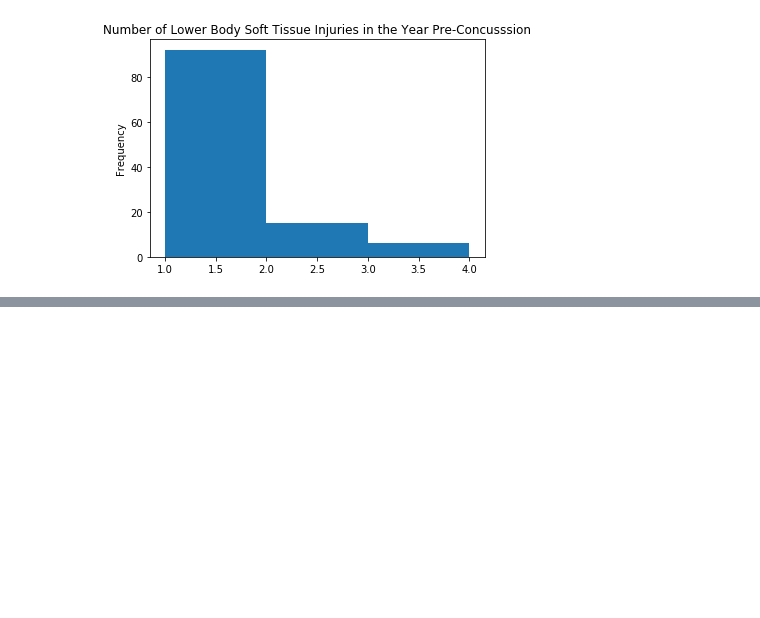
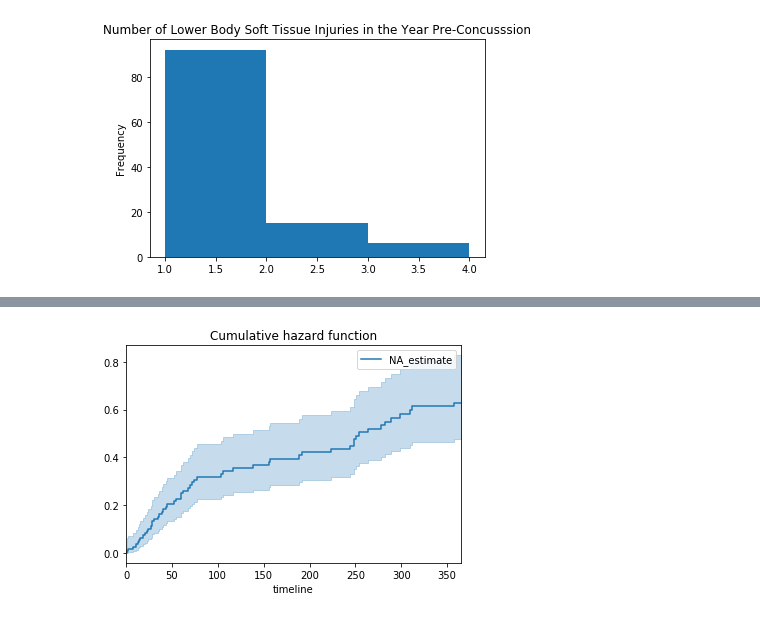
Before and after one commit to tylerfuelling/Analysis-on-the-Effects-of-Concussions-in-the-NBA, a Jupyter notebook: Injury Data Analysis Pre vs. Post Concussion.ipynb, the cells around one changed output, grey strips where cells are left out. Saved outputs shown, nothing was run; the diff lists cells and outputs as text; code cells hidden in the pictures; blank space fills up the shorter version.

```diff
--- a/Injury Data Analysis Pre vs. Post Concussion.ipynb
+++ b/Injury Data Analysis Pre vs. Post Concussion.ipynb
@@ -181,0 +163,11 @@ df
+# %%
+# We are now going to fit a cumulative hazard function over this same data
+naf = NelsonAalenFitter()
+naf.fit(T,event_observed=E)
+
+naf.fit(T, event_observed=E)
+naf.plot()
+
+plt.title("Cumulative hazard function");
+# %% [output]
+[figure, added]
```
Also changed, not shown: parts of 13 cells of this notebook, 1 other file.
